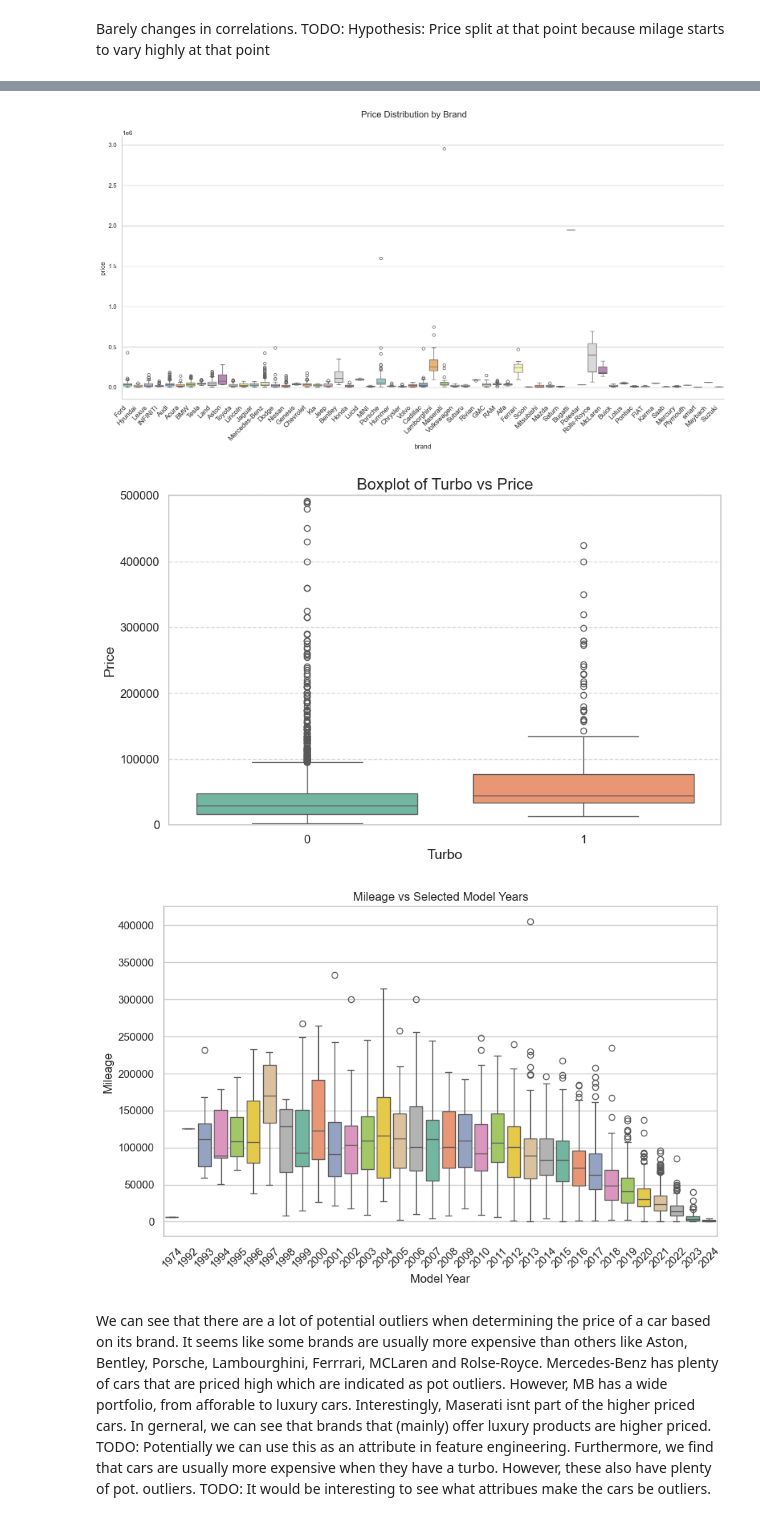
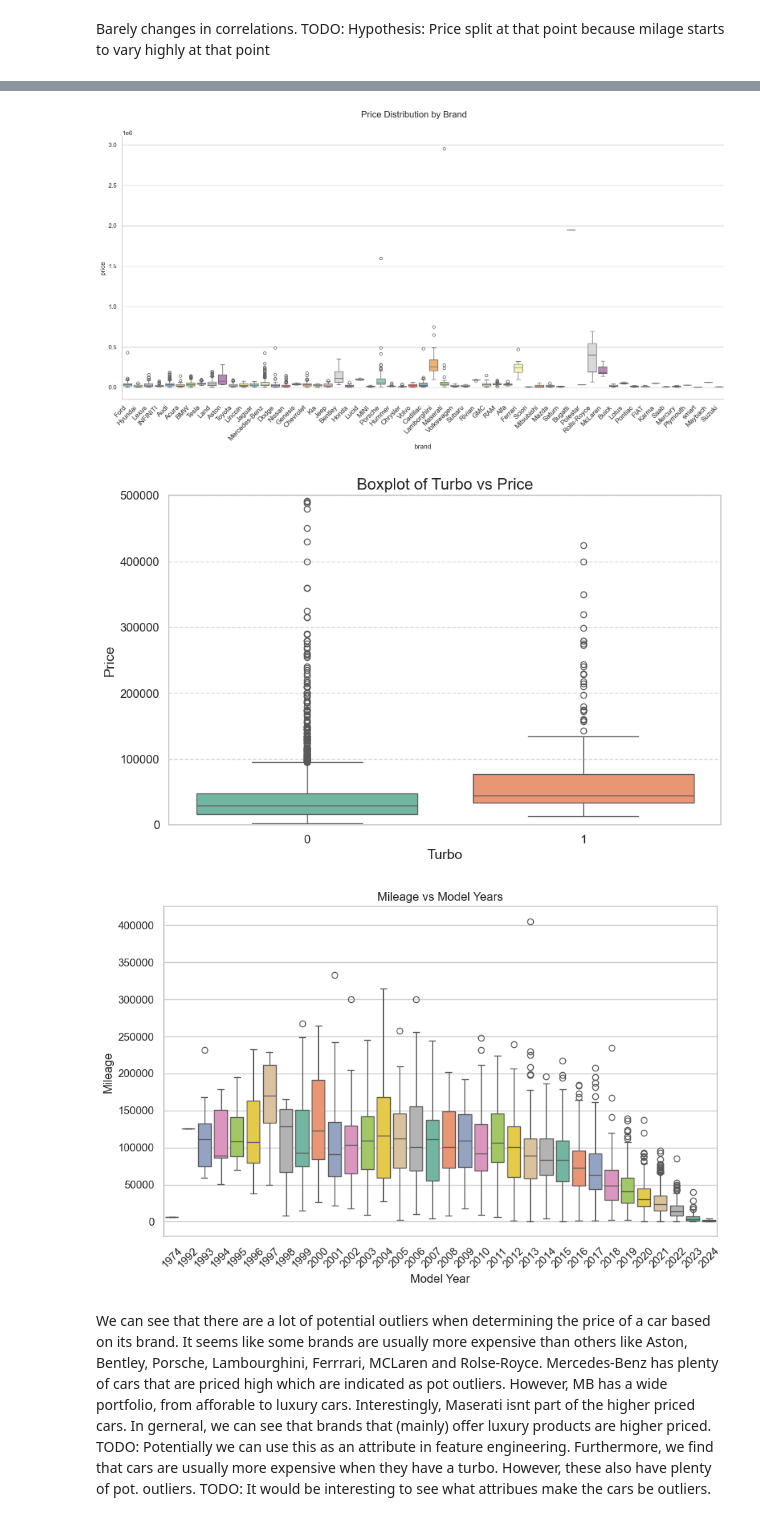
Before and after one commit to Frecherenkel60/RandomForestRangers, a Jupyter notebook: DataMining_RandomForestRangers.ipynb, the cells around one changed output, grey strips where cells are left out. Saved outputs shown, nothing was run; the diff lists cells and outputs as text; code cells hidden in the pictures.

```diff
--- a/DataMining_RandomForestRangers.ipynb
+++ b/DataMining_RandomForestRangers.ipynb
@@ -488,35 +488,35 @@ plt.figure(figsize=(10, 6))
 sns.boxplot(x="turbo", y="price", data=train_set, palette="Set2")
 
 # Enhance the plot
 plt.title("Boxplot of Turbo vs Price", fontsize=16)
 plt.xlabel("Turbo", fontsize=14)
 plt.ylabel("Price", fontsize=14)
 plt.xticks(fontsize=12)
 plt.yticks(fontsize=12)
 plt.ylim(0,500000)
 plt.grid(axis='y', linestyle='--', alpha=0.7)
 plt.show()
 
 # Filter to show only every 5th year
 filtered_data = train_set
 
 # Boxplot with fewer years
 plt.figure(figsize=(10, 6))
 sns.boxplot(x="model_year", y="milage", data=filtered_data, palette="Set2")
 
 # Rotate x-axis labels
 plt.xticks(rotation=45)
-plt.title("Mileage vs Selected Model Years")
+plt.title("Mileage vs Model Years")
 plt.xlabel("Model Year")
 plt.ylabel("Mileage")
 
 plt.show()
 # %% [output]
 [figure]
 [figure]
 [figure]
 [figure]
-[figure, old version]
+[figure, new version]
 # %% [markdown]
 We can see that there are a lot of potential outliers when determining the price of a car based on its brand. It seems like some brands are usually more expensive than others like Aston, Bentley, Porsche, Lambourghini, Ferrrari, MCLaren and Rolse-Royce. Mercedes-Benz has plenty of cars that are priced high which are indicated as pot outliers. However, MB has a wide portfolio, from afforable to luxury cars. Interestingly, Maserati isnt part of the higher priced cars. In gerneral, we can see that brands that (mainly) offer luxury products are higher priced. TODO: Potentially we can use this as an attribute in feature engineering.
 Furthermore, we find that  cars are usually more expensive when they have a turbo. However, these also have plenty of pot. outliers. TODO: It would be interesting to see what attribues make the cars be outliers.
```
Also changed, not shown: parts of 3 cells of this notebook.
